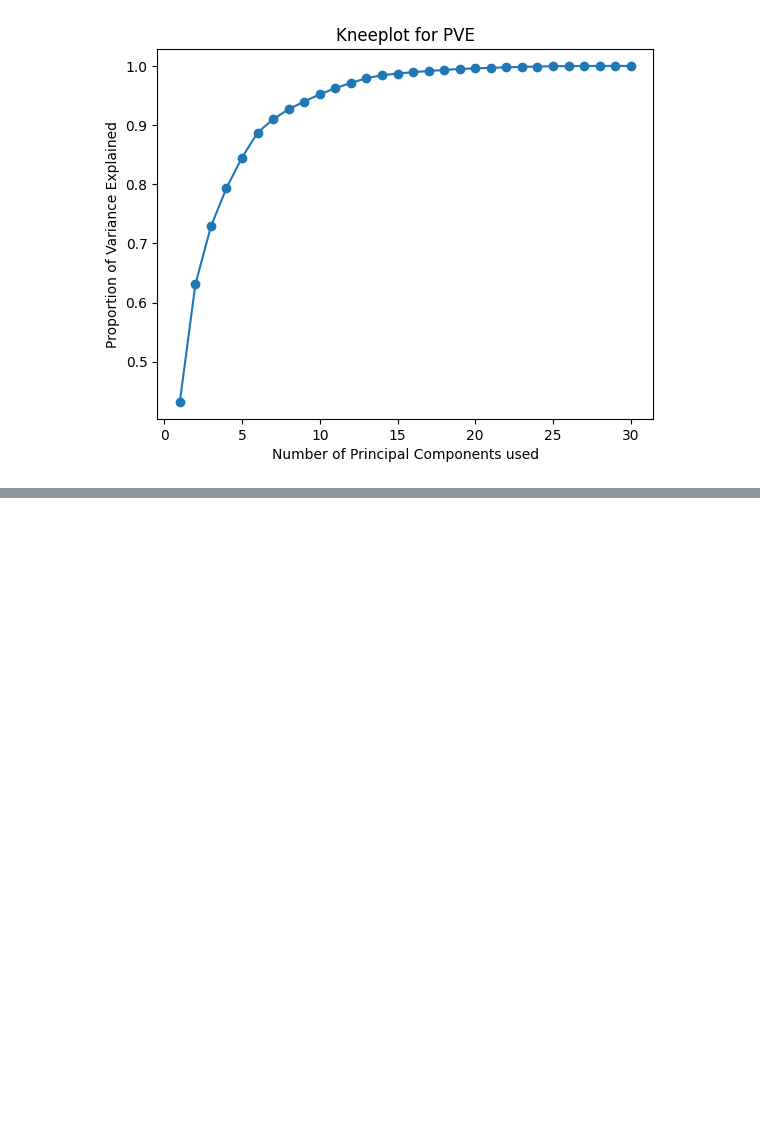
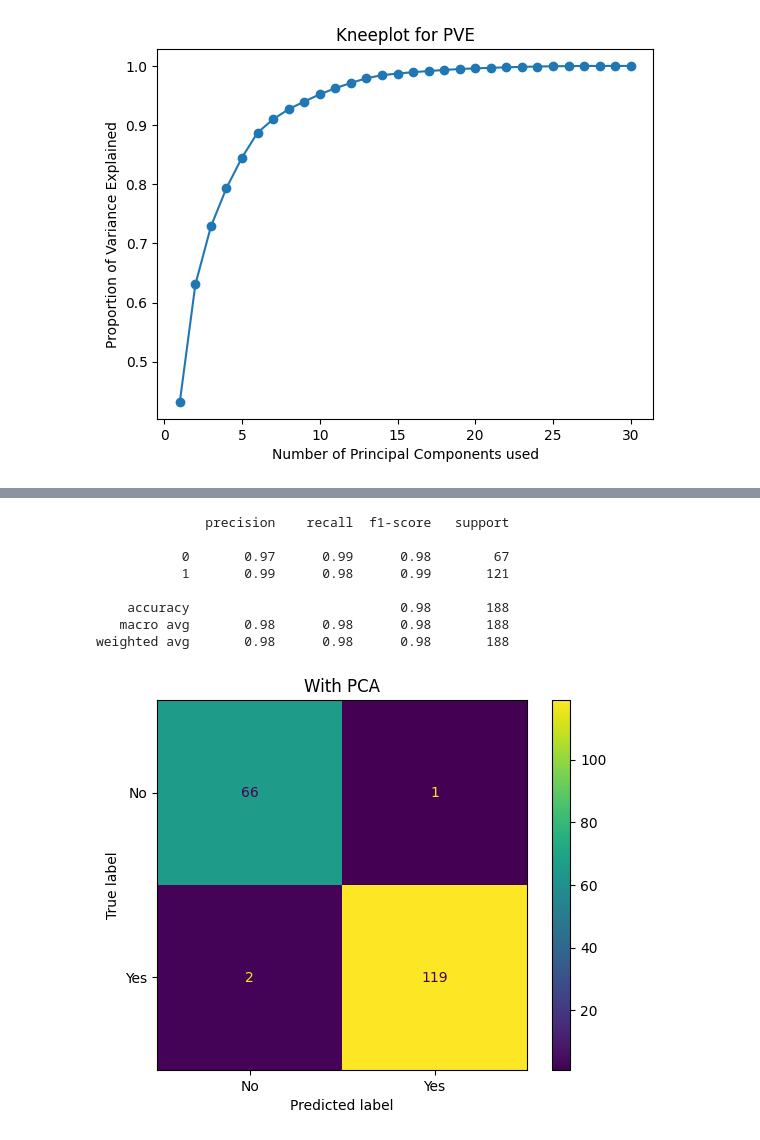
Before and after one commit to Rufshod/Machine-Learning-Alexander-Andersson, a Jupyter notebook: Code-Along/L14-PCA.ipynb, the cells around one changed output, grey strips where cells are left out. Cells and saved outputs as stored; diff of their text form; code cells hidden in the pictures; blank space fills up the shorter version.

```diff
--- a/Code-Along/L14-PCA.ipynb
+++ b/Code-Along/L14-PCA.ipynb
@@ -85,0 +170,12 @@ ax.set(title = "Kneeplot for PVE", xlabel = "Number of Principal Components used
+# %%
+evaluate_model(pipe_with_pca, "With PCA")
+# %% [output]
+              precision    recall  f1-score   support
+
+           0       0.97      0.99      0.98        67
+           1       0.99      0.98      0.99       121
+
+    accuracy                           0.98       188
+   macro avg       0.98      0.98      0.98       188
+weighted avg       0.98      0.98      0.98       188
+[figure, added]
```
Also changed, not shown: parts of 7 cells of this notebook, 1 other file.
